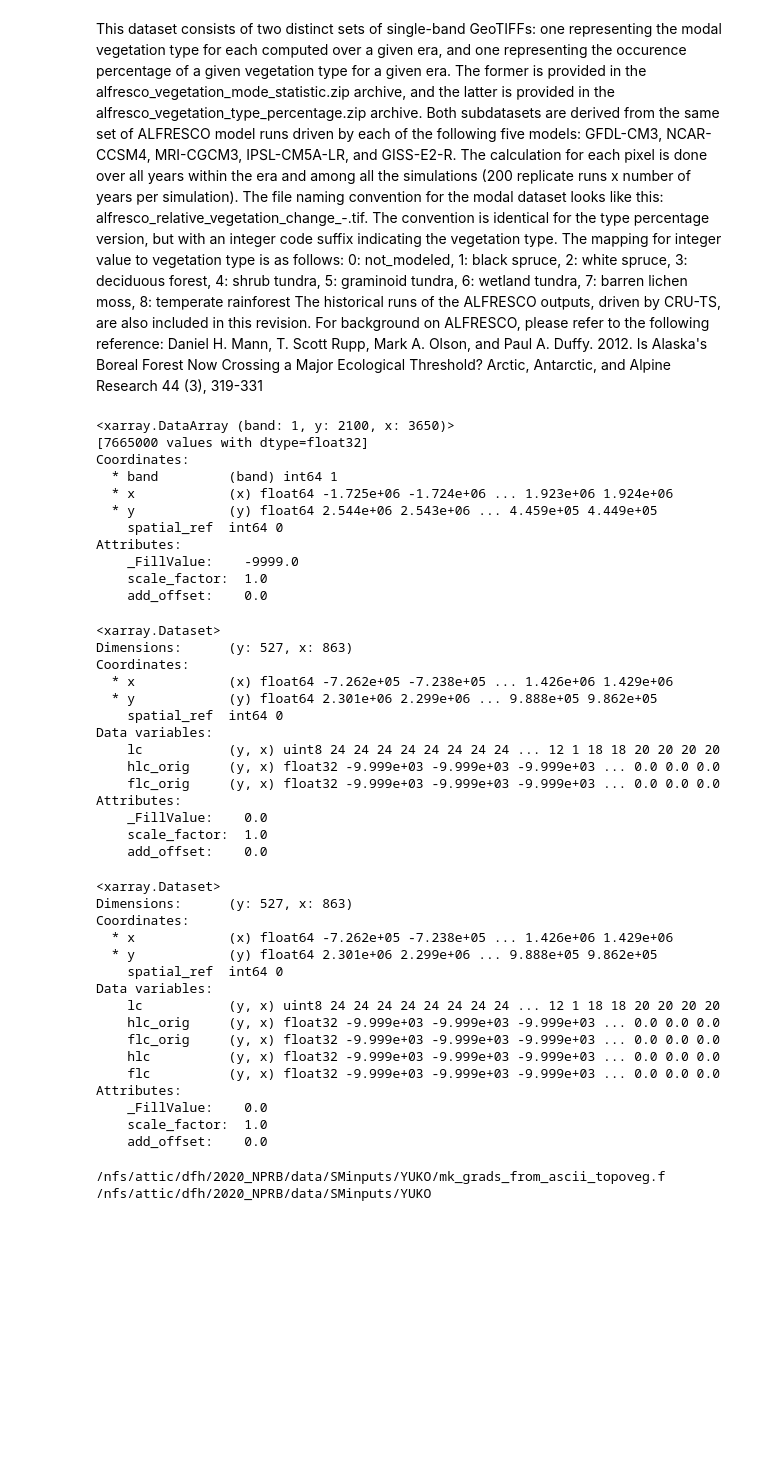
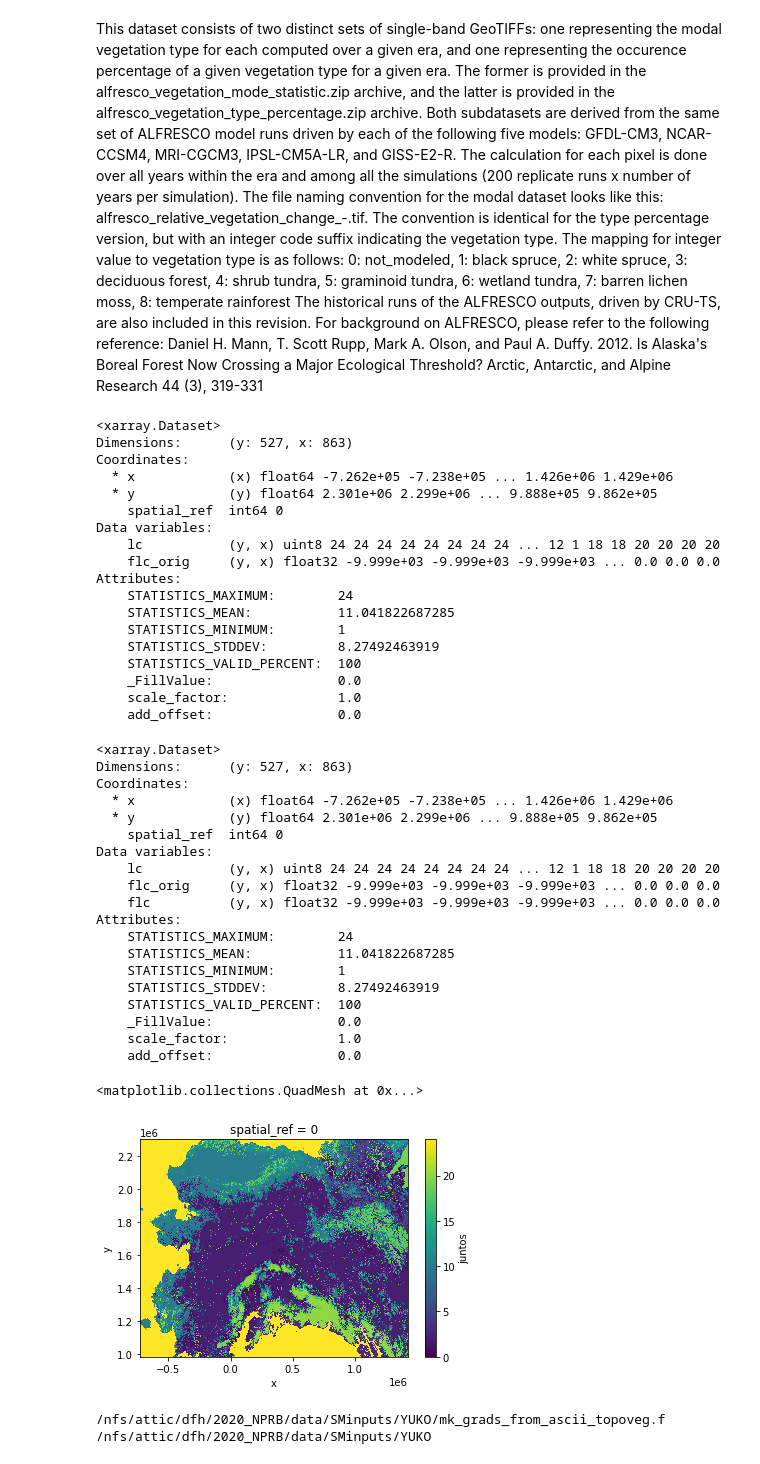
Before and after one commit to nina-aragon/NPRB, a Jupyter notebook: notebooksYUKO/03_future_cfsv2/04_landcover.ipynb, the cells around one changed output. Drawn from its saved outputs; the diff is of its cells as text; code cells hidden in the pictures; blank space fills up the shorter version.

```diff
--- a/notebooksYUKO/03_future_cfsv2/04_landcover.ipynb
+++ b/notebooksYUKO/03_future_cfsv2/04_landcover.ipynb
@@ -103,30 +104,6 @@ LC = np.squeeze(lcsm.values)
 # convert to dataset
 lc = lcsm.to_dataset('band')
 lc = lc.rename({1:'lc'})
-# %%
-# open landcover alfresco
-path = '/nfs/attic/dfh/2020_NPRB/data/veg_change/alfresco_relative_vegetation_change_1950-2008_historical.tif'
-lcmod = rxr.open_rasterio(path)
-lcmod
-# %% [output]
-<xarray.DataArray (band: 1, y: 2100, x: 3650)>
-[7665000 values with dtype=float32]
-Coordinates:
-  * band         (band) int64 1
-  * x            (x) float64 -1.725e+06 -1.724e+06 ... 1.923e+06 1.924e+06
-  * y            (y) float64 2.544e+06 2.543e+06 ... 4.459e+05 4.449e+05
-    spatial_ref  int64 0
-Attributes:
-    _FillValue:    -9999.0
-    scale_factor:  1.0
-    add_offset:    0.0
-# %%
-# reproject to match old landcover data
-hlc = lcmod.rio.reproject_match(lcsm)
-# numpy array
-HLC = np.squeeze(hlc.values)
-# add to xarray dataset
-lc['hlc_orig']=(['y','x'],np.squeeze(hlc.values))
 # %%
 # future landcover
 path = '/nfs/attic/dfh/2020_NPRB/data/veg_change/alfresco_relative_vegetation_change_2070-2099*.tif'
@@ -157,29 +134,36 @@ Coordinates:
     spatial_ref  int64 0
 Data variables:
     lc           (y, x) uint8 24 24 24 24 24 24 24 24 ... 12 1 18 18 20 20 20 20
-    hlc_orig     (y, x) float32 -9.999e+03 -9.999e+03 -9.999e+03 ... 0.0 0.0 0.0
     flc_orig     (y, x) float32 -9.999e+03 -9.999e+03 -9.999e+03 ... 0.0 0.0 0.0
 Attributes:
-    _FillValue:    0.0
-    scale_factor:  1.0
-    add_offset:    0.0
+    STATISTICS_MAXIMUM:        24
+    STATISTICS_MEAN:           11.041822687285
+    STATISTICS_MINIMUM:        1
+    STATISTICS_STDDEV:         8.27492463919
+    STATISTICS_VALID_PERCENT:  100
+    _FillValue:                0.0
+    scale_factor:              1.0
+    add_offset:                0.0
 # %%
 def veg2sm(indata):
     #change modeled veg to sm categories
     #reclassify white spruce forest & black spruce forest to conifer forest
     update = np.where(indata == 2,1,indata)
-    # reclassify shrub tundra & graminoid tundra as grassland/rangeland
-    update = np.where(indata == 4,12,update)
+    #reclassify deciduous forest to SM number
+    update = np.where(indata == 3,2,update)
+    # reclassify shrub tundra to erect shrub tundra
+    update = np.where(indata == 4,10,update)
+    # graminoid tundra as grassland/rangeland
     update = np.where(indata == 5,12,update)
     # reclassify wetland tundra as shrub wetland/riparian
-    update = np.where(indata == 6,9,update)
+    update = np.where(indata == 6,17,update)
     # reclassify barren lichen to bare
     update = np.where(indata == 7,18,update)
     # reclassify temperate rainforest to mixed forest
     update = np.where(indata == 8,3,update)
     return update
-lc['hlc']=(['y','x'],veg2sm(HLC))
-lc['flc']=(['y','x'],veg2sm(FLC))
+updateFLC = veg2sm(FLC)
+lc['flc']=(['y','x'],updateFLC)
 lc
 # %% [output]
 <xarray.Dataset>
@@ -190,11 +174,14 @@ Coordinates:
     spatial_ref  int64 0
 Data variables:
     lc           (y, x) uint8 24 24 24 24 24 24 24 24 ... 12 1 18 18 20 20 20 20
-    hlc_orig     (y, x) float32 -9.999e+03 -9.999e+03 -9.999e+03 ... 0.0 0.0 0.0
     flc_orig     (y, x) float32 -9.999e+03 -9.999e+03 -9.999e+03 ... 0.0 0.0 0.0
-    hlc          (y, x) float32 -9.999e+03 -9.999e+03 -9.999e+03 ... 0.0 0.0 0.0
     flc          (y, x) float32 -9.999e+03 -9.999e+03 -9.999e+03 ... 0.0 0.0 0.0
 Attributes:
-    _FillValue:    0.0
-    scale_factor:  1.0
-    add_offset:    0.0
+    STATISTICS_MAXIMUM:        24
+    STATISTICS_MEAN:           11.041822687285
+    STATISTICS_MINIMUM:        1
+    STATISTICS_STDDEV:         8.27492463919
+    STATISTICS_VALID_PERCENT:  100
+    _FillValue:                0.0
+    scale_factor:              1.0
+    add_offset:                0.0
@@ -209,2 +188,14 @@ lc['flc_mod']= (['y','x'],FLCMOD)
+# %%
+# update vegetation
+juntos = np.where(updateFLC>0,updateFLC,LC)
+# make sure ocean did not change
+juntos = np.where(LC==24,24,juntos)
+# make sure water did not change
+juntos = np.where(LC==19,19,juntos)
+lc['juntos']=(['y','x'],juntos)
+lc.juntos.plot(vmin=0,vmax=24)
+# %% [output]
+<matplotlib.collections.QuadMesh at 0x...>
+[figure, added]
 # %%
 # save out future lc as .tif
```
Also changed, not shown: parts of 8 cells of this notebook, 3 other files.
